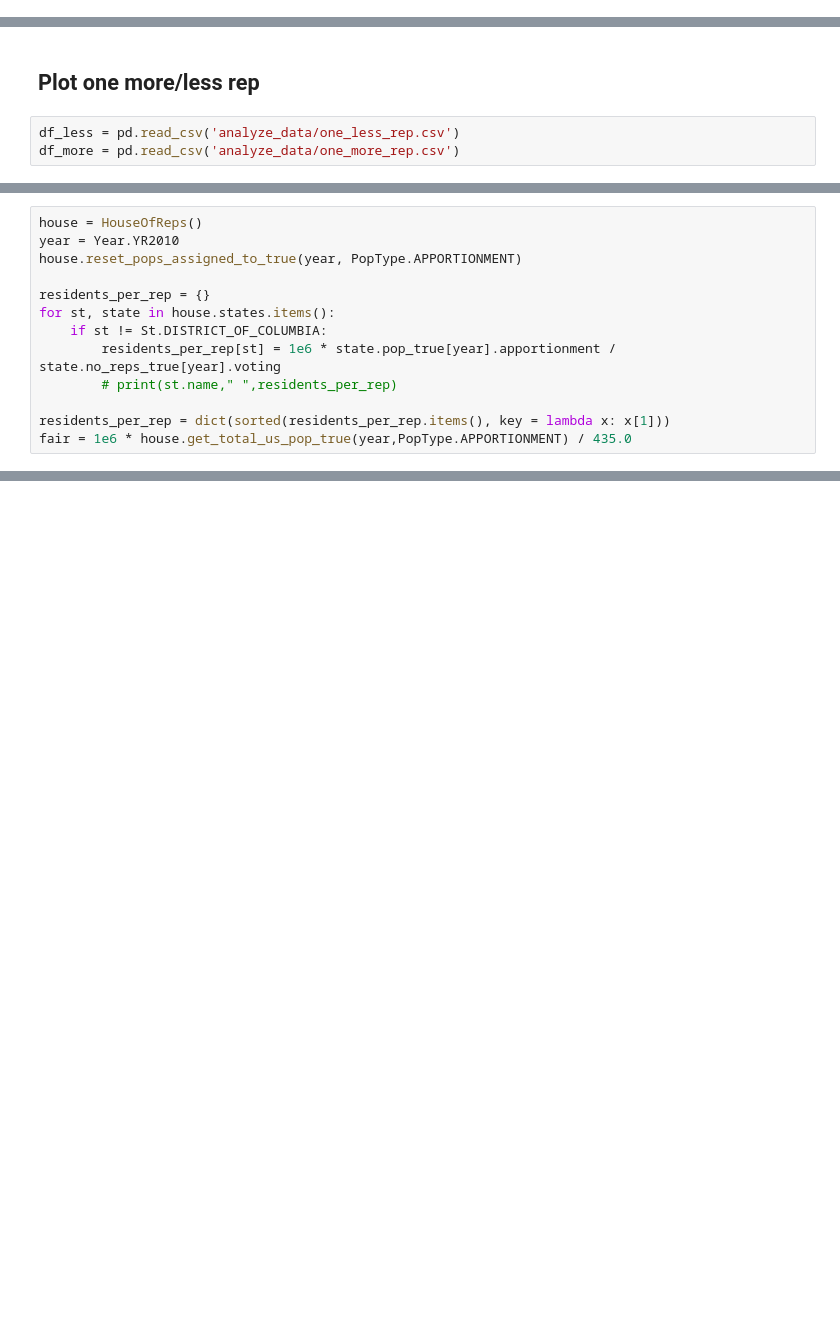
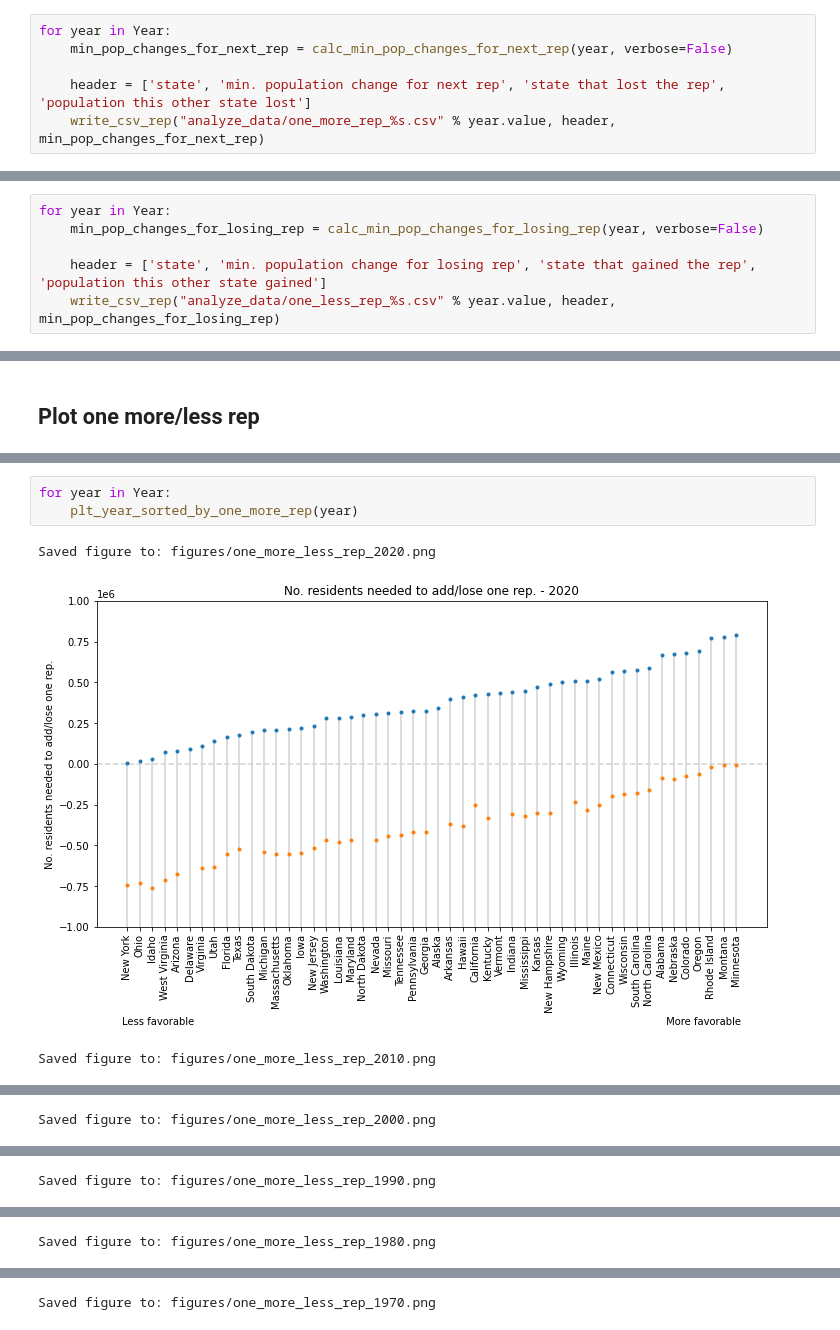
Before and after one commit to smrfeld/house-of-reps, a Jupyter notebook: notebooks/analyze.ipynb, the cells around one changed output, grey strips where cells are left out. Drawn from its saved outputs; the diff is of its cells as text; blank space fills up the shorter version.

```diff
--- a/notebooks/analyze.ipynb
+++ b/notebooks/analyze.ipynb
@@ -347,0 +347,6 @@ St.MINNESOTA: min pop change for next rep (millions): 0.7100 state that lost the
+# %%
+for year in Year:
+    min_pop_changes_for_next_rep = calc_min_pop_changes_for_next_rep(year, verbose=False)
+
+    header = ['state', 'min. population change for next rep', 'state that lost the rep', 'population this other state lost']
+    write_csv_rep("analyze_data/one_more_rep_%s.csv" % year.value, header, min_pop_changes_for_next_rep)
@@ -415,0 +424,6 @@ St.NORTH_CAROLINA: min pop change for losing rep (millions): -0.7000 state that
+# %%
+for year in Year:
+    min_pop_changes_for_losing_rep = calc_min_pop_changes_for_losing_rep(year, verbose=False)
+
+    header = ['state', 'min. population change for losing rep', 'state that gained the rep', 'population this other state gained']
+    write_csv_rep("analyze_data/one_less_rep_%s.csv" % year.value, header, min_pop_changes_for_losing_rep)
@@ -416,6 +450,3 @@ St.NORTH_CAROLINA: min pop change for losing rep (millions): -0.7000 state that
 # %% [markdown]
 ## Plot one more/less rep
-# %%
-df_less = pd.read_csv('analyze_data/one_less_rep.csv')
-df_more = pd.read_csv('analyze_data/one_more_rep.csv')
 # %%
@@ -453,13 +485,0 @@ Saved figure to: figures/one_more_less_rep.png
-# %%
-house = HouseOfReps()
-year = Year.YR2010
-house.reset_pops_assigned_to_true(year, PopType.APPORTIONMENT)
-
-residents_per_rep = {}
-for st, state in house.states.items():
-    if st != St.DISTRICT_OF_COLUMBIA:
-        residents_per_rep[st] = 1e6 * state.pop_true[year].apportionment / state.no_reps_true[year].voting
-        # print(st.name," ",residents_per_rep)
-
-residents_per_rep = dict(sorted(residents_per_rep.items(), key = lambda x: x[1]))
-fair = 1e6 * house.get_total_us_pop_true(year,PopType.APPORTIONMENT) / 435.0
@@ -473,0 +527,7 @@ for idx, row in df_more.iterrows():
+# %%
+for year in Year:
+    plt_year_sorted_by_one_more_rep(year)
+# %% [output]
+Saved figure to: figures/one_more_less_rep_2020.png
+[figure, added]
+Saved figure to: figures/one_more_less_rep_2010.png
@@ -473,0 +535 @@ for idx, row in df_more.iterrows():
+Saved figure to: figures/one_more_less_rep_2000.png
@@ -473,0 +537 @@ for idx, row in df_more.iterrows():
+Saved figure to: figures/one_more_less_rep_1990.png
@@ -473,0 +539 @@ for idx, row in df_more.iterrows():
+Saved figure to: figures/one_more_less_rep_1980.png
@@ -473,0 +541 @@ for idx, row in df_more.iterrows():
+Saved figure to: figures/one_more_less_rep_1970.png
```
Also changed, not shown: parts of 21 cells of this notebook, 15 other files.
